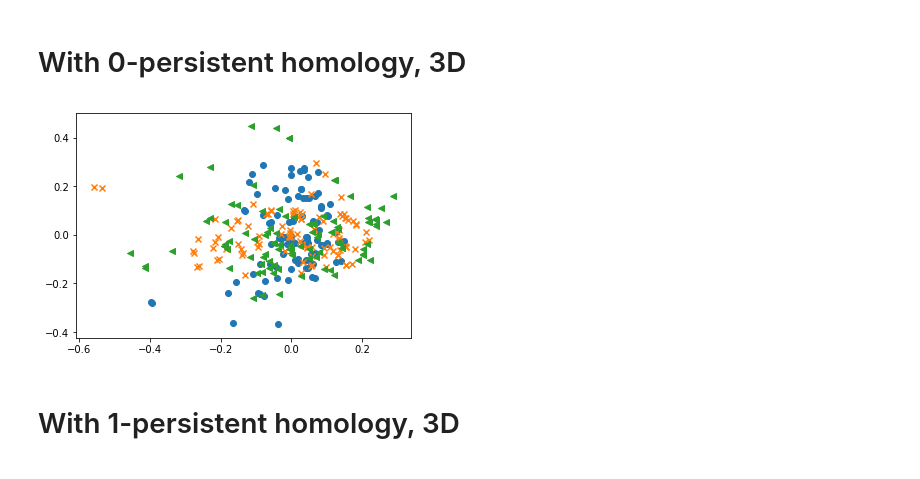
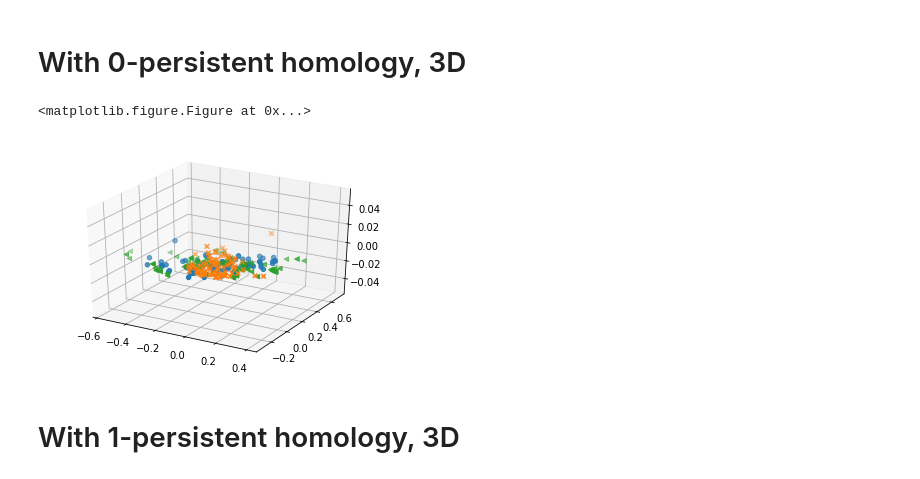
Before and after one commit to melisandeteng/PersistentHomology, a Jupyter notebook: dataSmartphoneProject.ipynb, the cells around one changed output. Saved outputs shown, nothing was run; the diff lists cells and outputs as text; code cells hidden in the pictures.

```diff
--- a/dataSmartphoneProject.ipynb
+++ b/dataSmartphoneProject.ipynb
@@ -118,0 +244,12 @@ diagC_1_pairs=[buildPair(diag) for diag in diagC_1]
+# %%
+maximum_death_B_1 = []
+
+for i in range(len(diagB_1_pairs)):
+    temp_list = []
+    temp_clean = []
+    for j in range(len(diagB_1_pairs[i])):
+        temp_list.append(diagB_1_pairs[i][j][1])
+        if np.isinf(temp_list[j]) == False:
+            temp_clean.append(temp_list[j])
+    maximum_death_B_1.append(max(temp_clean))
+max_d_B_1 = max(maximum_death_B_1)
@@ -118,0 +260,9 @@ diagC_1_pairs=[buildPair(diag) for diag in diagC_1]
+# %%
+minimum_birth_C_1 = []
+
+for i in range(len(diagC_1_pairs)):
+    temp_list = []
+    for j in range(len(diagC_1_pairs[i])):
+        temp_list.append(diagC_1_pairs[i][j][0])
+    minimum_birth_C_1.append(min(temp_list))
+min_b_C_1 = min(minimum_birth_C_1)
@@ -118,0 +273,12 @@ diagC_1_pairs=[buildPair(diag) for diag in diagC_1]
+# %%
+maximum_death_C_1 = []
+
+for i in range(len(diagC_1_pairs)):
+    temp_list = []
+    temp_clean = []
+    for j in range(len(diagC_1_pairs[i])):
+        temp_list.append(diagC_1_pairs[i][j][1])
+        if np.isinf(temp_list[j]) == False:
+            temp_clean.append(temp_list[j])
+    maximum_death_C_1.append(max(temp_clean))
+max_d_C_1 = max(maximum_death_C_1)
@@ -192,25 +362,31 @@ plt.show()
 # %% [markdown]
 # With 0-persistent homology, 3D
 # %%
+from mpl_toolkits.mplot3d import Axes3D
+
 mds2 = manifold.MDS(n_components=3, max_iter=3000, eps=1e-9,
                    dissimilarity="precomputed", n_jobs=1)
 posA = mds2.fit(matrix_bottleneck_distance_A_0).embedding_
 posB = mds2.fit(matrix_bottleneck_distance_B_0).embedding_
 posC = mds2.fit(matrix_bottleneck_distance_C_0).embedding_
 
 plt.subplots_adjust(bottom = 0.1)
-plt.scatter(
+fig = plt.figure()
+ax = fig.add_subplot(111, projection='3d')
+
+ax.scatter(
     posA[:, 0], posA[:, 1], marker = 'o'
     )
-plt.scatter(
+ax.scatter(
     posB[:, 0], posB[:, 1], marker = 'x'
     )
-plt.scatter(
+ax.scatter(
     posC[:, 0], posC[:, 1], marker = '<'
     )
 plt.show()
 # %% [output]
+<matplotlib.figure.Figure at 0x...>
-[figure, old version]
+[figure, new version]
 # %% [markdown]
 # With 1-persistent homology, 3D
 # %%
```
Also changed, not shown: parts of 22 cells of this notebook.
